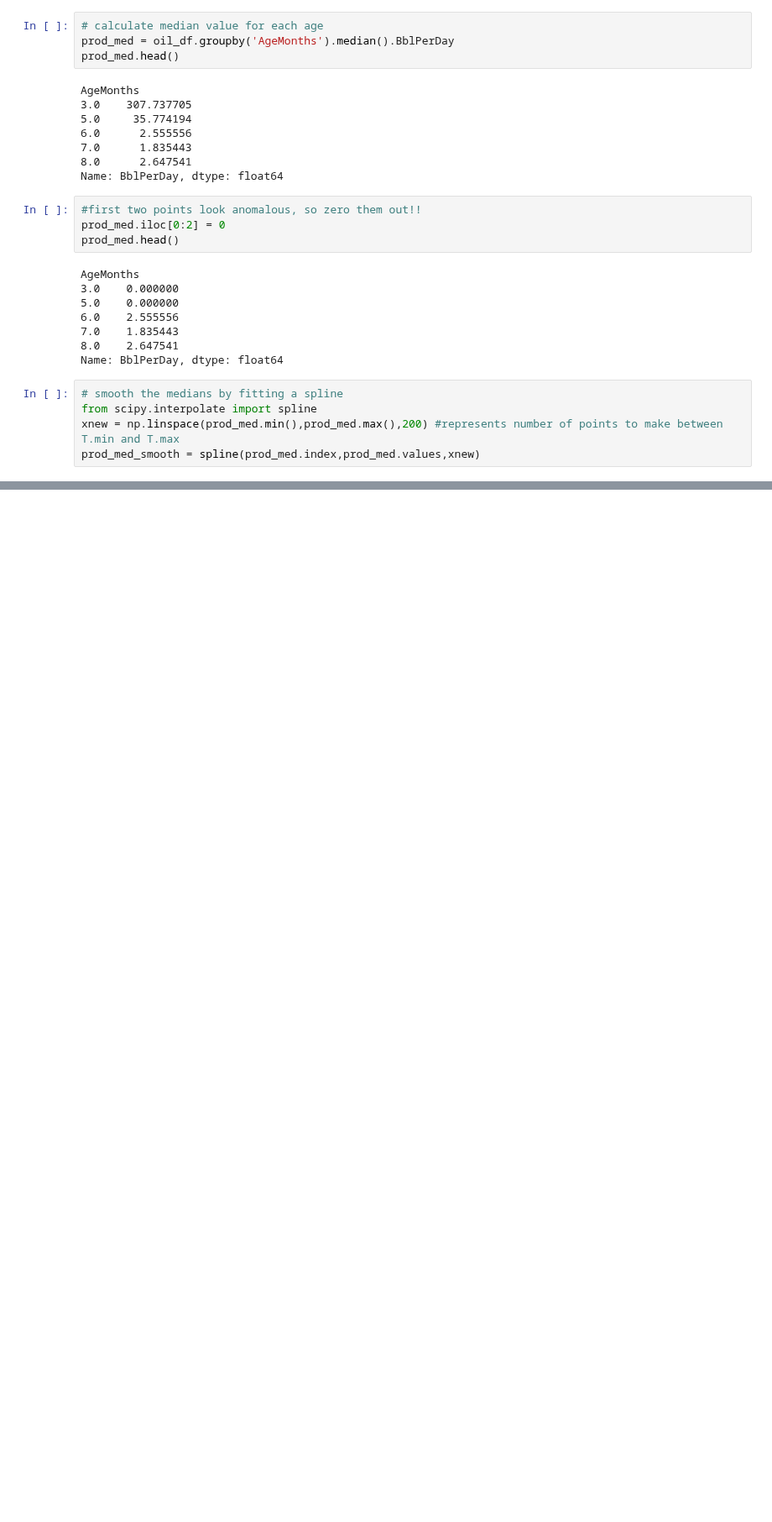
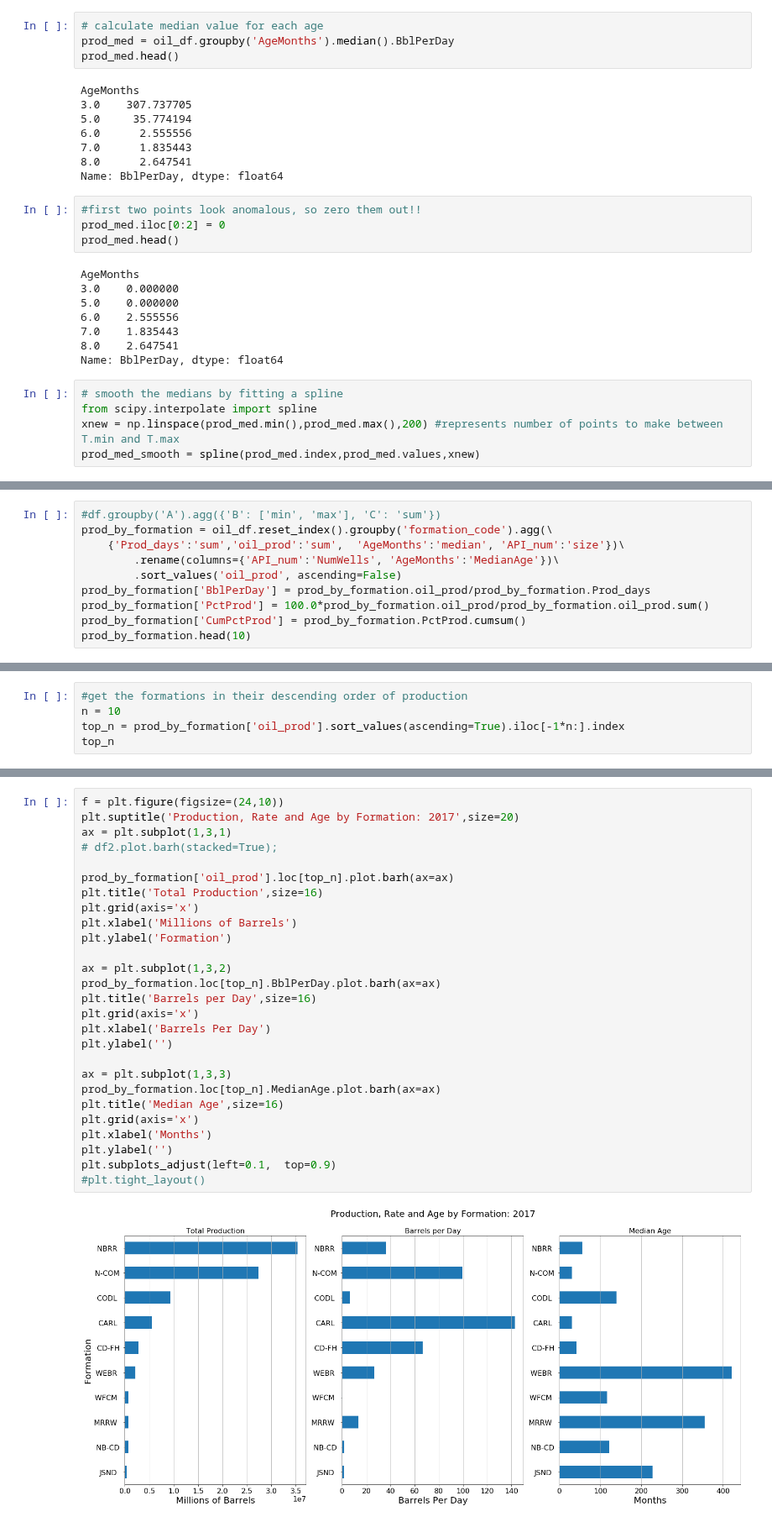
Before and after one commit to focods/geospatial, a Jupyter notebook: OilWellAge.ipynb, the cells around one changed output, grey strips where cells are left out. Shown at 84% size. Saved outputs shown, nothing was run; the diff lists cells and outputs as text; blank space fills up the shorter version.

Commit message:
Formation & Age Breakouts

```diff
--- a/OilWellAge.ipynb
+++ b/OilWellAge.ipynb
@@ -149,0 +184,10 @@ plt.tight_layout()
+# %%
+#df.groupby('A').agg({'B': ['min', 'max'], 'C': 'sum'})
+prod_by_formation = oil_df.reset_index().groupby('formation_code').agg(\
+    {'Prod_days':'sum','oil_prod':'sum',  'AgeMonths':'median', 'API_num':'size'})\
+        .rename(columns={'API_num':'NumWells', 'AgeMonths':'MedianAge'})\
+        .sort_values('oil_prod', ascending=False)
+prod_by_formation['BblPerDay'] = prod_by_formation.oil_prod/prod_by_formation.Prod_days
+prod_by_formation['PctProd'] = 100.0*prod_by_formation.oil_prod/prod_by_formation.oil_prod.sum()
+prod_by_formation['CumPctProd'] = prod_by_formation.PctProd.cumsum()
+prod_by_formation.head(10)
@@ -149,0 +207,5 @@ plt.tight_layout()
+# %%
+#get the formations in their descending order of production
+n = 10
+top_n = prod_by_formation['oil_prod'].sort_values(ascending=True).iloc[-1*n:].index
+top_n
@@ -149,0 +216,29 @@ plt.tight_layout()
+# %%
+f = plt.figure(figsize=(24,10))
+plt.suptitle('Production, Rate and Age by Formation: 2017',size=20)
+ax = plt.subplot(1,3,1)
+# df2.plot.barh(stacked=True);
+
+prod_by_formation['oil_prod'].loc[top_n].plot.barh(ax=ax)
+plt.title('Total Production',size=16)
+plt.grid(axis='x')
+plt.xlabel('Millions of Barrels')
+plt.ylabel('Formation')
+
+ax = plt.subplot(1,3,2)
+prod_by_formation.loc[top_n].BblPerDay.plot.barh(ax=ax)
+plt.title('Barrels per Day',size=16)
+plt.grid(axis='x')
+plt.xlabel('Barrels Per Day')
+plt.ylabel('')
+
+ax = plt.subplot(1,3,3)
+prod_by_formation.loc[top_n].MedianAge.plot.barh(ax=ax)
+plt.title('Median Age',size=16)
+plt.grid(axis='x')
+plt.xlabel('Months')
+plt.ylabel('')
+plt.subplots_adjust(left=0.1,  top=0.9)
+#plt.tight_layout()
+# %% [output]
+[figure, added]
```
Also changed, not shown: parts of 13 cells of this notebook.
